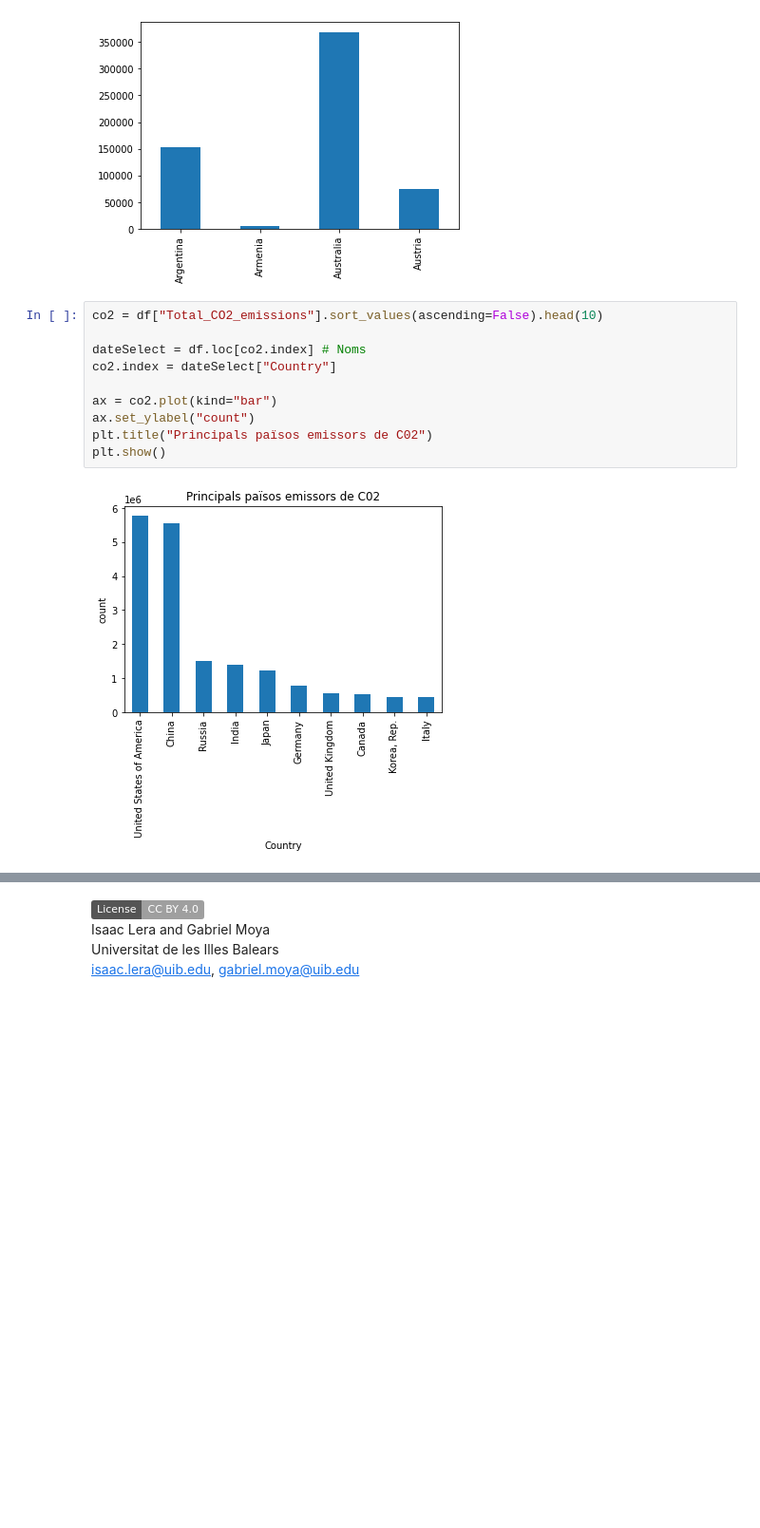
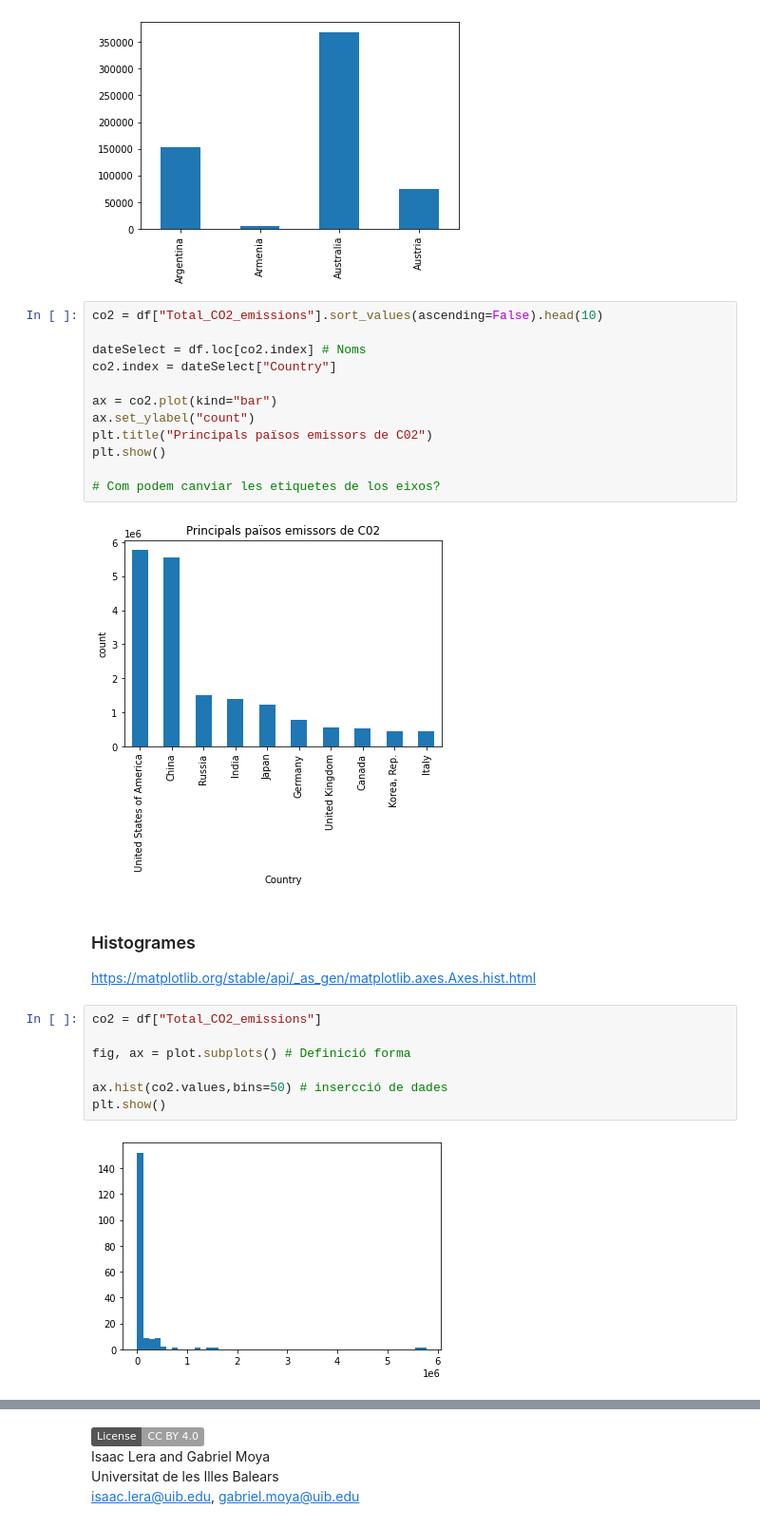
Before and after one commit to wisaaco/TallerPythonFEE, a Jupyter notebook: lessons/5/5_PandasVisualitzacions.ipynb, the cells around one changed output, grey strips where cells are left out. Shown at 95% size. Cells and saved outputs as stored; diff of their text form; badges without logos; blank space fills up the shorter version.

```diff
--- a/lessons/5/5_PandasVisualitzacions.ipynb
+++ b/lessons/5/5_PandasVisualitzacions.ipynb
@@ -174,5 +174,20 @@ ax = co2.plot(kind="bar")
 ax.set_ylabel("count")
 plt.title("Principals països emissors de C02")
 plt.show()
+
+# Com podem canviar les etiquetes de los eixos?
 # %% [output]
 [figure]
+# %% [markdown]
+### Histogrames
+
+https://matplotlib.org/stable/api/_as_gen/matplotlib.axes.Axes.hist.html
+# %%
+co2 = df["Total_CO2_emissions"]
+
+fig, ax = plot.subplots() # Definició forma
+
+ax.hist(co2.values,bins=50) # insercció de dades
+plt.show()
+# %% [output]
+[figure, added]
```
Also changed, not shown: parts of 32 cells of this notebook, 2 other files.
